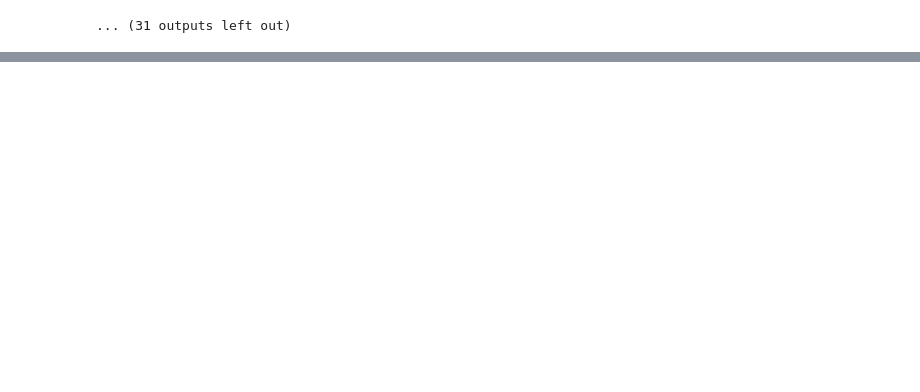
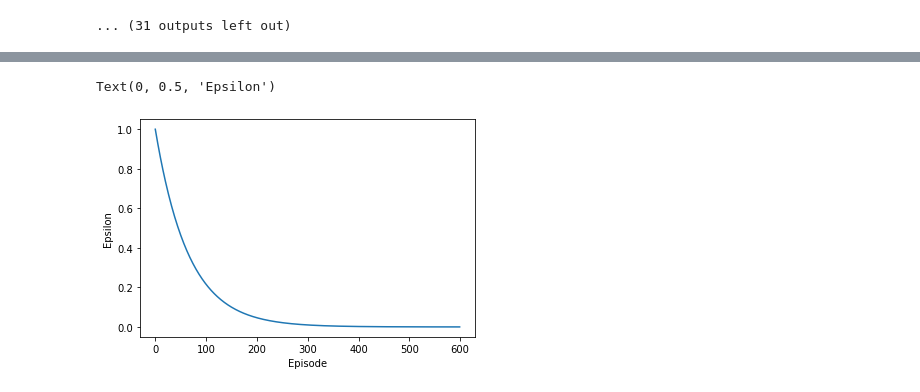
Before and after one commit to baasitsharief/CSE_546_Assignment_1, a Jupyter notebook: baasitsh_Assignment1.ipynb, the cells around one changed output, grey strips where cells are left out. Cells and saved outputs as stored; diff of their text form; code cells hidden in the pictures; blank space fills up the shorter version.

```diff
--- a/baasitsh_Assignment1.ipynb
+++ b/baasitsh_Assignment1.ipynb
@@ -269,0 +470,7 @@ rewards
+# %%
+plt.plot(range(len(qlearning.train_epsilons)), qlearning.train_epsilons)
+plt.xlabel('Episode')
+plt.ylabel('Epsilon')
+# %% [output]
+Text(0, 0.5, 'Epsilon')
+[figure, added]
```
Also changed, not shown: parts of 55 cells of this notebook.
